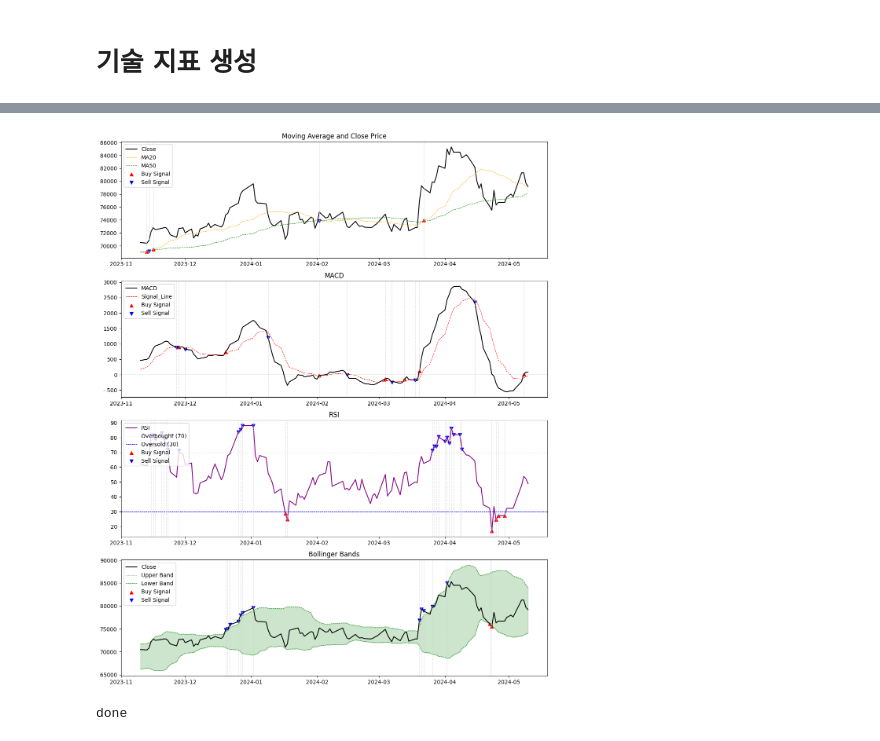
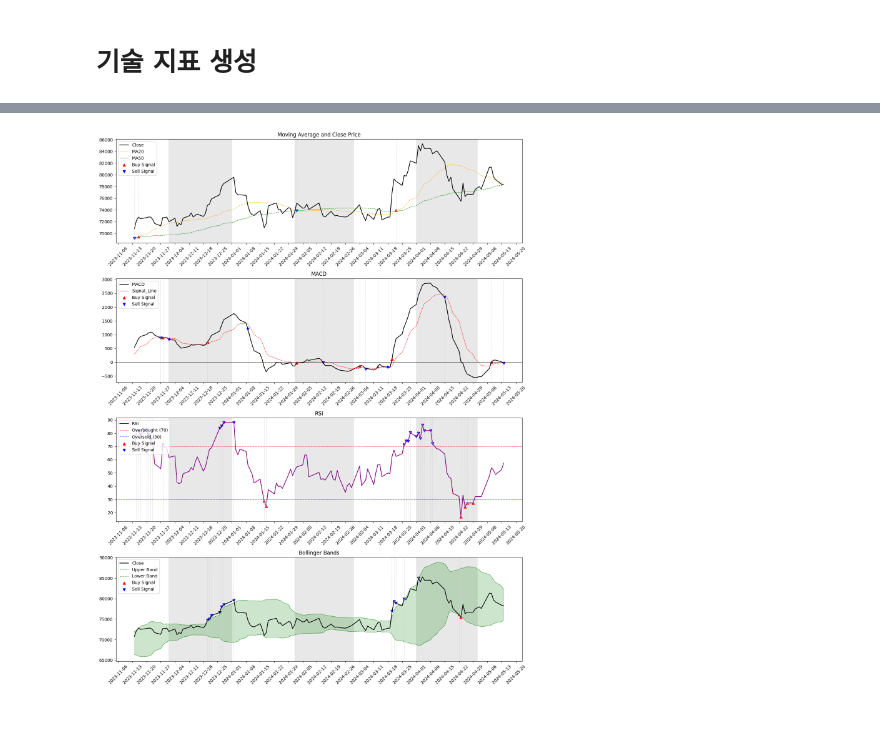
Before and after one commit to iop2000win/Stock_Analysis, a Jupyter notebook: Stock_Analysis.ipynb, the cells around one changed output, grey strips where cells are left out. Cells and saved outputs as stored; diff of their text form; code cells hidden in the pictures.

```diff
--- a/Stock_Analysis.ipynb
+++ b/Stock_Analysis.ipynb
@@ -225,9 +237,28 @@ df = df.loc[df.index >= day_ago]
+# %%
+df = df.loc[df.index >= day_ago]
+ym_list = sorted(list(set(map(lambda x: datetime.datetime.strftime(x, '%Y%m'), df.index))))
 # %%
 fig, axes = plt.subplots(nrows = 4,
                          ncols =1,
                          figsize = (14, 18),
 #                          sharex = True,
                          dpi = 100)
+
+# x ticks
+locator = mdates.WeekdayLocator(byweekday = mdates.MO)
+formatter = mdates.DateFormatter('%Y-%m-%d')
+for ax in axes:
+    ax.xaxis.set_major_locator(locator)
+    ax.xaxis.set_major_formatter(formatter)
+    ax.tick_params(axis='x', labelrotation = 45)
+
+    # 배경색 칠하기
+    for ym in ym_list:
+        if int(ym[-2:]) % 2 == 0:
+            start_date = datetime.datetime(year = int(ym[:4]), month = int(ym[4:]), day = 1)
+            end_date = start_date + dateutil.relativedelta.relativedelta(months = 1)
+
+            ax.axvspan(start_date, end_date, color = 'lightgray', alpha = 0.5)
 
 # Moving Average
 axes[0].plot(df.index, df['Close'], label = 'Close', color = 'black')
@@ -252,46 +283,32 @@ axes[1].axhline(0, color = 'black', linewidth = 0.7)
 
 axes[1].set_title('MACD')
 axes[1].legend(loc = 'upper left')
 
 # RSI지표
 axes[2].plot(df.index, df['rsi'], label = 'RSI', color = 'purple')
 axes[2].axhline(70, color = 'red', label = 'Overbought (70)', linestyle = 'dashed', linewidth = 0.7)
 axes[2].axhline(30, color = 'blue', label = 'Oversold (30)', linestyle = 'dashed', linewidth = 0.7)
 axes[2].scatter(df.index, df['buy_signal_rsi'], color = 'red', label = 'Buy Signal', marker = '^')
 axes[2].scatter(df.index, df['sell_signal_rsi'], color = 'blue', label = 'Sell Signal', marker = 'v')
 for idx in df.iloc[np.where(df['buy_signal_rsi'].notnull() | df['sell_signal_rsi'].notnull())[0]].index:
     axes[2].axvline(idx, color = 'lightgray', linestyle = 'dashed', linewidth = 0.7)
 
 axes[2].set_title('RSI')
 axes[2].legend(loc = 'upper left')
 
 # Bollinger Band
 axes[3].plot(df.index, df['Close'], label = 'Close', color = 'black')
 axes[3].plot(df.index, df['upper_band'], label = 'Upper Band', color = 'green', linestyle = '--', linewidth = 0.7)
 axes[3].plot(df.index, df['lower_band'], label = 'Lower Band', color = 'green', linestyle = '--', linewidth = 0.7)
 axes[3].fill_between(df.index, df['upper_band'], df['lower_band'], color = 'green', alpha = 0.2)
 axes[3].scatter(df.index, df['buy_signal_bollinger'], color = 'red', label = 'Buy Signal', marker = '^')
 axes[3].scatter(df.index, df['sell_signal_bollinger'], color = 'blue', label = 'Sell Signal', marker = 'v')
 for idx in df.iloc[np.where(df['buy_signal_bollinger'].notnull() | df['sell_signal_bollinger'].notnull())[0]].index:
     axes[3].axvline(idx, color = 'lightgray', linestyle = 'dashed', linewidth = 0.7)
 axes[3].set_title('Bollinger Bands')
 axes[3].legend(loc = 'upper left')
 
-# x ticks
-locator = mdates.WeekdayLocator(byweekday = mdates.MONDAY)
-formatter = mdates.DateFormatter('%Y-%m-%d')
-for ax in axes:
-    ax.xaxis.set_major_locator(locator)
-    ax.xaxis.set_major_formatter(formatter)
-    ax.grid(True)
-
-
-
-
+plt.tight_layout()
 plt.show()
 # %% [output]
-[figure, old version]
+[figure, new version]
-# %%
-print('done')
-# %% [output]
-done
```
Also changed, not shown: parts of 4 cells of this notebook.
